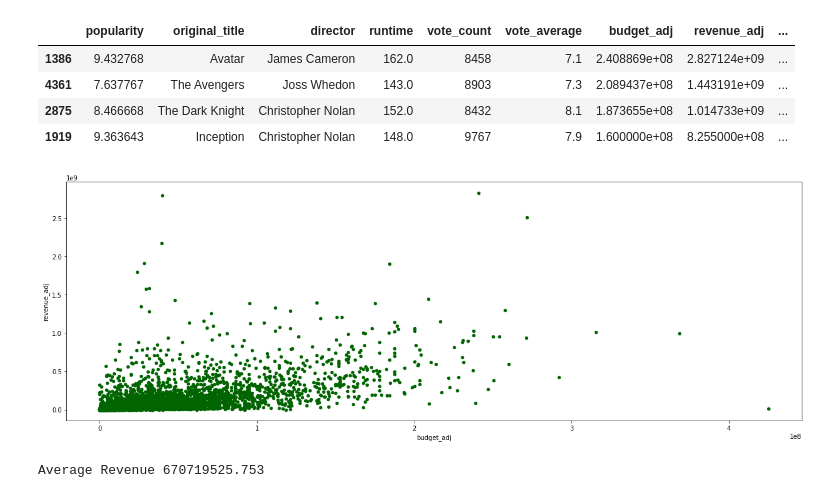
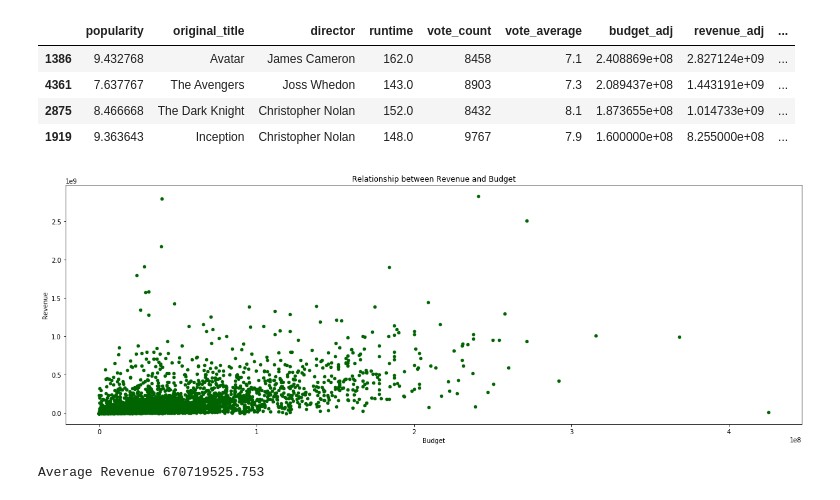
Before and after one commit to alexachmel/Investigate-a-Dataset, a Jupyter notebook: Investigate_a_Dataset.ipynb, the cells around one changed output. Cells and saved outputs as stored; diff of their text form; code cells hidden in the pictures.

```diff
--- a/Investigate_a_Dataset.ipynb
+++ b/Investigate_a_Dataset.ipynb
@@ -785,9 +801,12 @@ Average Revenue 1527637054.52
 # %%
 revenue_df[['budget_adj', 'revenue_adj']].plot(kind='scatter', x='budget_adj', y='revenue_adj', figsize=(21,7),
                                               color='darkgreen')
+plt.xlabel('Budget')
+plt.ylabel('Revenue')
+plt.title('Relationship between Revenue and Budget')
 plt.show()
 # %% [output]
-[figure, old version]
+[figure, new version]
 # %%
 print('Average Revenue', revenue_df[revenue_df.budget_adj > 300000000].revenue_adj.mean())
 revenue_df[revenue_df.budget_adj > 300000000]
```
Also changed, not shown: parts of 21 cells of this notebook, 2 other files.
